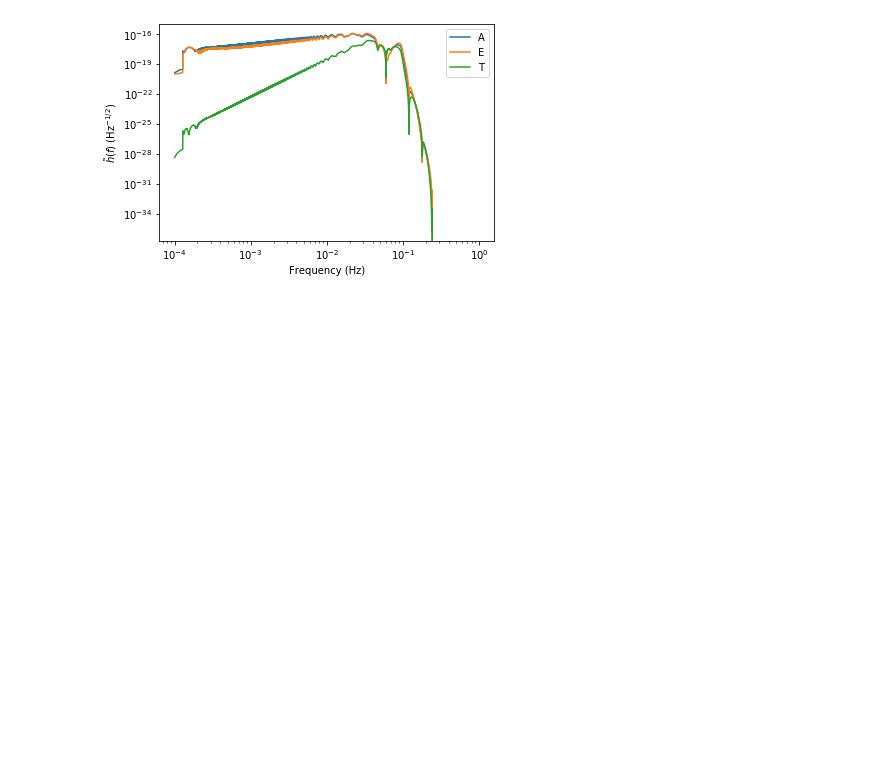
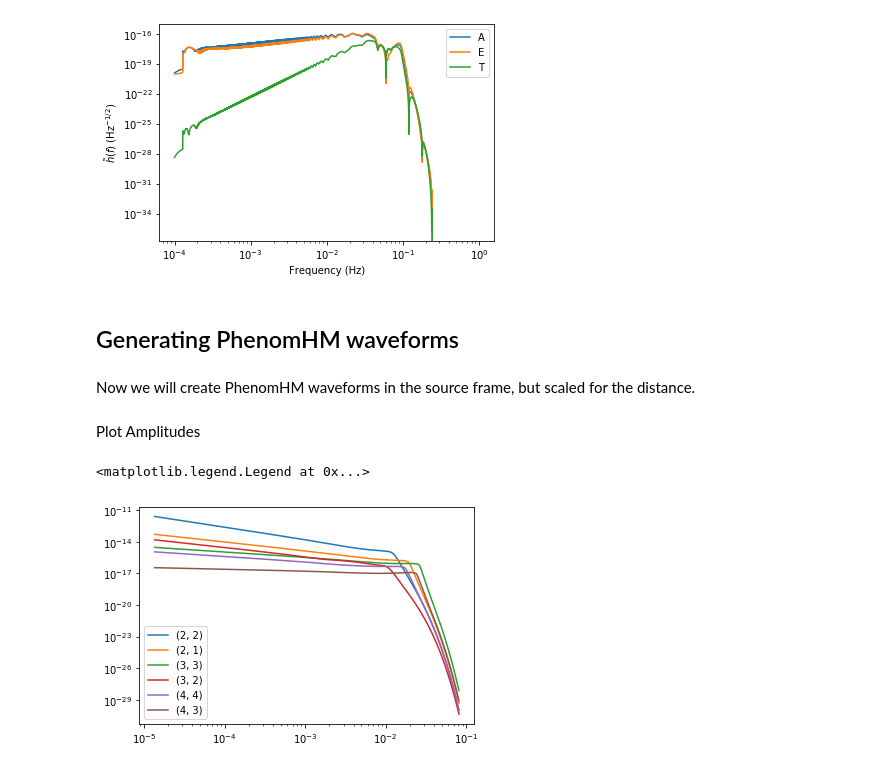
Before and after one commit to mikekatz04/BBHx, a Jupyter notebook: docs/doctrees/nbsphinx/bbhx_tutorial.ipynb, the cells around one changed output. Cells and saved outputs as stored; diff of their text form; code cells hidden in the pictures; blank space fills up the shorter version.

Commit message:
updated docs for PhenomHM

```diff
--- a/docs/doctrees/nbsphinx/bbhx_tutorial.ipynb
+++ b/docs/doctrees/nbsphinx/bbhx_tutorial.ipynb
@@ -283,7 +284,7 @@ The `fill` keyword argument allows the user to fill the data stream as in the fi
 If `fill=False`, it will return special information used in the fast likelihood function. This includes templates as shortened arrays (only the values where $\tilde{h}(f)$ is non-zero), the information on which frequency each array starts at and its length.
 # %%
 templates, start_inds, lengths = wave_gen(m1, m2, a1, a2,
-                          dist, phi0, f_ref, inc, lam,
+                          dist, phi_ref, f_ref, inc, lam,
                           beta, psi, t_ref, freqs=freq_new,
                           modes=modes, direct=False, fill=False, squeeze=False, length=1024)
 
@@ -319,7 +320,7 @@ Text(0, 0.5, '$\\tilde{h}(f)$ (Hz$^{-1/2}$)')
 The binaries can also be combined into one data stream with `fill=True` and `combine=True`.
 # %%
 waves = wave_gen(m1, m2, a1, a2,
-                  dist, phi0, f_ref, inc, lam,
+                  dist, phi_ref, f_ref, inc, lam,
                   beta, psi, t_ref, freqs=freq_new,
                   modes=modes, direct=False, fill=True, combine=True, squeeze=False, length=1024)
 
@@ -331,3 +332,44 @@ plt.ylabel(r"$\tilde{h}(f)$ (Hz$^{-1/2}$)")
 # %% [output]
 Text(0, 0.5, '$\\tilde{h}(f)$ (Hz$^{-1/2}$)')
 [figure]
+# %% [markdown]
+## Generating PhenomHM waveforms
+# %% [markdown]
+ Now we will create PhenomHM waveforms in the source frame, but scaled for the distance.
+# %%
+phenomhm = PhenomHMAmpPhase(use_gpu=False, run_phenomd=False)
+# %%
+f_ref = 0.0  # let phenom codes set f_ref -> fmax = max(f^2A(f))
+phi_ref = 0.0 # phase at f_ref
+m1 = 1e6
+m2 = 5e5
+a1 = 0.2
+a2 = 0.4
+dist = 3e3  * PC_SI * 1e6 # 3e3 in Mpc
+
+phenomhm(
+    m1,
+    m2,
+    a1,
+    a2,
+    dist,
+    phi_ref,
+    f_ref,
+    1024
+)
+
+# get important quantities
+freqs = phenomhm.freqs_shaped  # shape (num_bin_all, length)
+amps = phenomhm.amp  # shape (num_bin_all, num_modes, length)
+phase = phenomhm.phase  # shape (num_bin_all, num_modes, length)
+tf = phenomhm.tf  # shape (num_bin_all, num_modes, length)
+# %% [markdown]
+Plot Amplitudes
+# %%
+for i, mode in enumerate(modes):
+    plt.loglog(freqs[0], amps[0, i], label=mode)
+
+plt.legend()
+# %% [output]
+<matplotlib.legend.Legend at 0x...>
+[figure, added]
```
Also changed, not shown: parts of 11 cells of this notebook, 21 other files.
